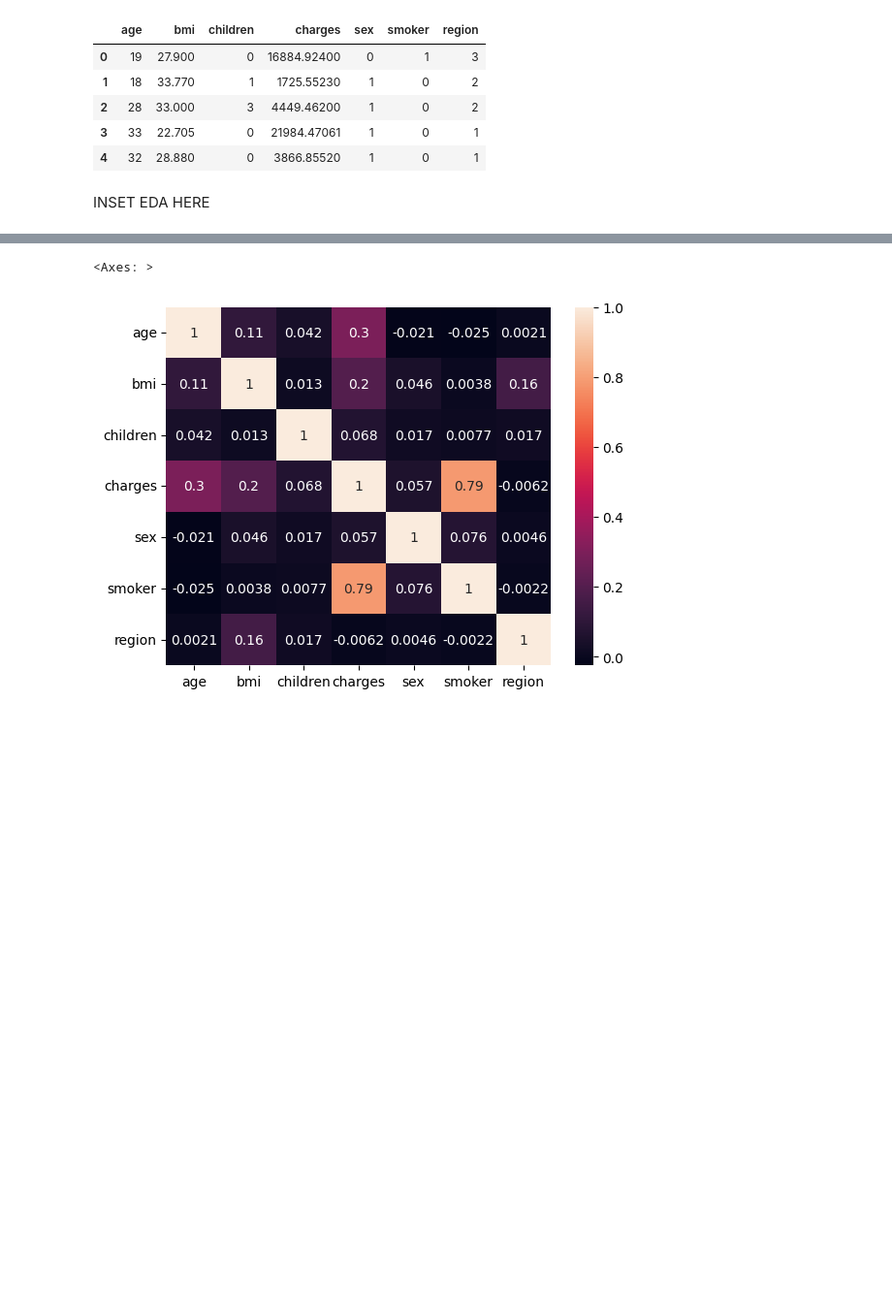
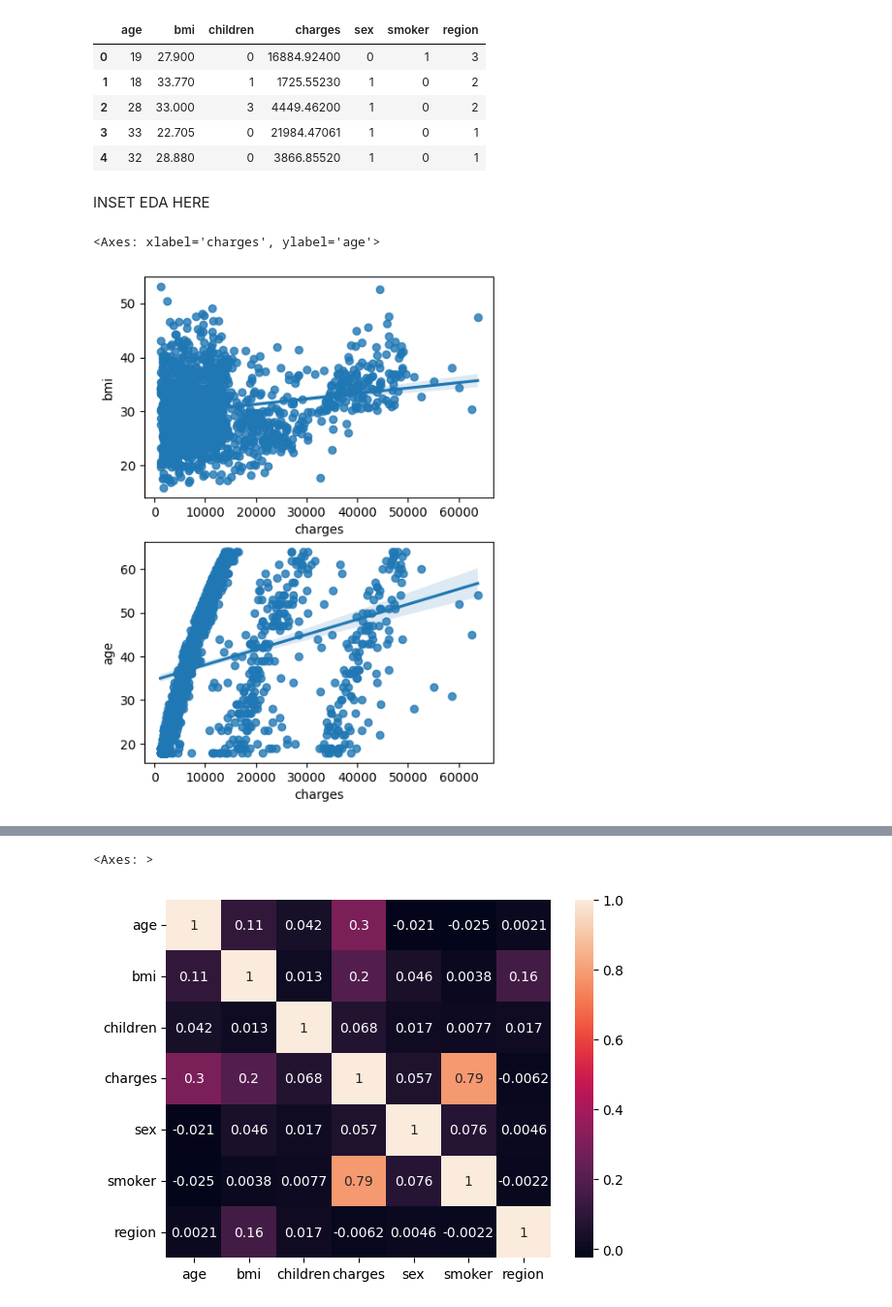
Before and after one commit to jronald88/Linear-Regression-Project, a Jupyter notebook: src/explore.ipynb, the cells around one changed output, grey strips where cells are left out. Shown at 97% size. Saved outputs shown, nothing was run; the diff lists cells and outputs as text; code cells hidden in the pictures; blank space fills up the shorter version.

```diff
--- a/src/explore.ipynb
+++ b/src/explore.ipynb
@@ -92,3 +92,11 @@ df_encoded.head()
 | 4 | 32 | 28.880 | 0 | 3866.85520 | 1 | 0 | 1 |
 # %% [markdown]
 INSET EDA HERE
+# %%
+fig, axis = plt.subplots(2, 1, figsize = (5, 7))
+
+sns.regplot(ax = axis[0], data = df_num, x = "charges", y = "bmi")
+sns.regplot(ax=axis[1], data=df_num, x= "charges", y="age")
+# %% [output]
+<Axes: xlabel='charges', ylabel='age'>
+[figure, added]
```
Also changed, not shown: parts of 7 cells of this notebook.
